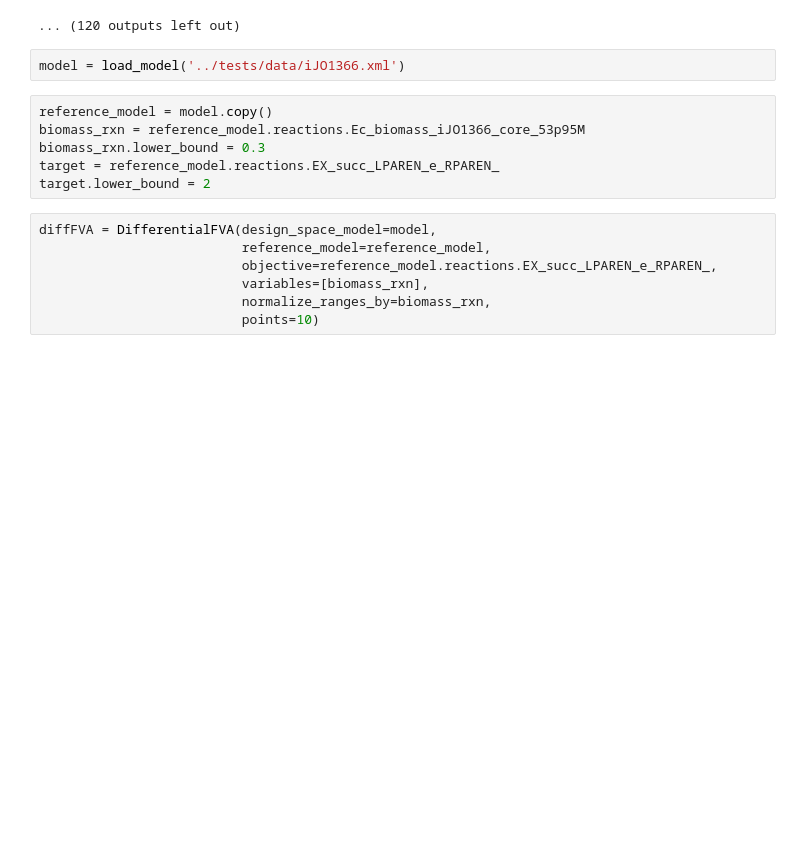
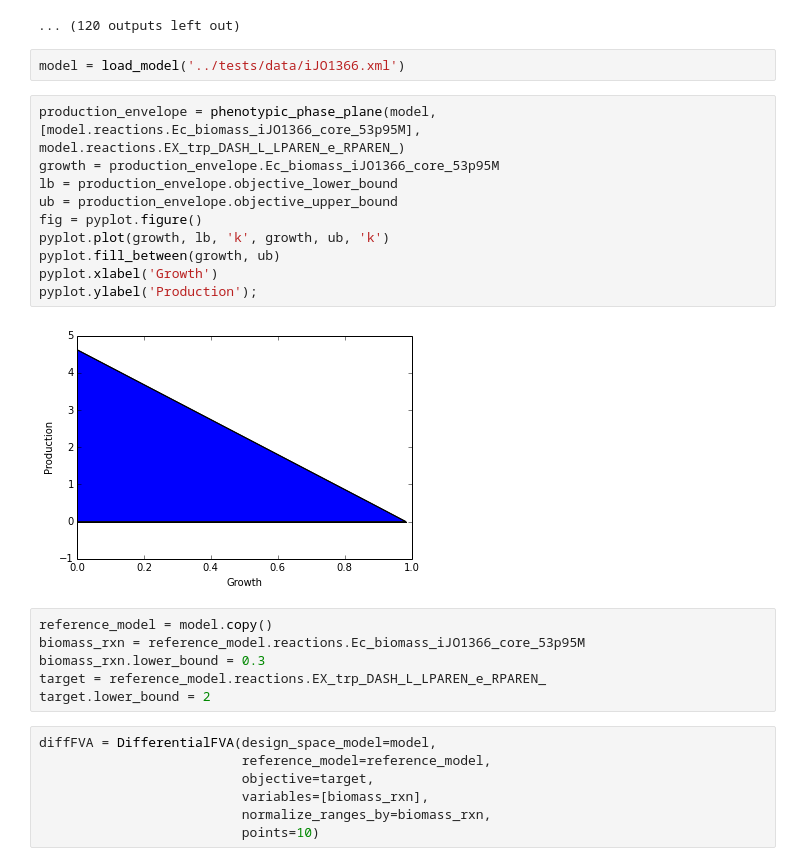
Before and after one commit to biosustain/cameo, a Jupyter notebook: examples/DifferentialFVA.ipynb, the cells around one changed output. Cells and saved outputs as stored; diff of their text form; blank space fills up the shorter version.

```diff
--- a/examples/DifferentialFVA.ipynb
+++ b/examples/DifferentialFVA.ipynb
@@ -185,16 +189,28 @@ pyplot.plot(x,y, 'ro');
 ... (120 outputs left out)
 # %%
 model = load_model('../tests/data/iJO1366.xml')
+# %%
+production_envelope = phenotypic_phase_plane(model, [model.reactions.Ec_biomass_iJO1366_core_53p95M], model.reactions.EX_trp_DASH_L_LPAREN_e_RPAREN_)
+growth = production_envelope.Ec_biomass_iJO1366_core_53p95M
+lb = production_envelope.objective_lower_bound
+ub = production_envelope.objective_upper_bound
+fig = pyplot.figure()
+pyplot.plot(growth, lb, 'k', growth, ub, 'k')
+pyplot.fill_between(growth, ub)
+pyplot.xlabel('Growth')
+pyplot.ylabel('Production');
+# %% [output]
+[figure, added]
 # %%
 reference_model = model.copy()
 biomass_rxn = reference_model.reactions.Ec_biomass_iJO1366_core_53p95M
 biomass_rxn.lower_bound = 0.3
-target = reference_model.reactions.EX_succ_LPAREN_e_RPAREN_
+target = reference_model.reactions.EX_trp_DASH_L_LPAREN_e_RPAREN_
 target.lower_bound = 2
 # %%
 diffFVA = DifferentialFVA(design_space_model=model,
                           reference_model=reference_model,
-                          objective=reference_model.reactions.EX_succ_LPAREN_e_RPAREN_,
+                          objective=target,
                           variables=[biomass_rxn],
                           normalize_ranges_by=biomass_rxn,
                           points=10)
```
Also changed, not shown: parts of 21 cells of this notebook.
